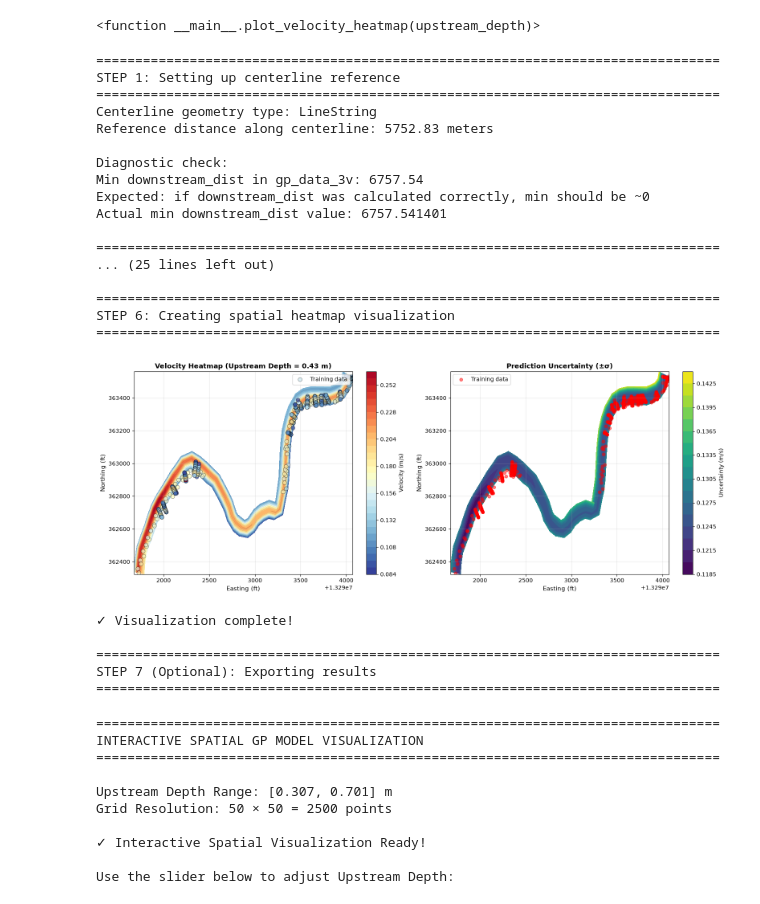
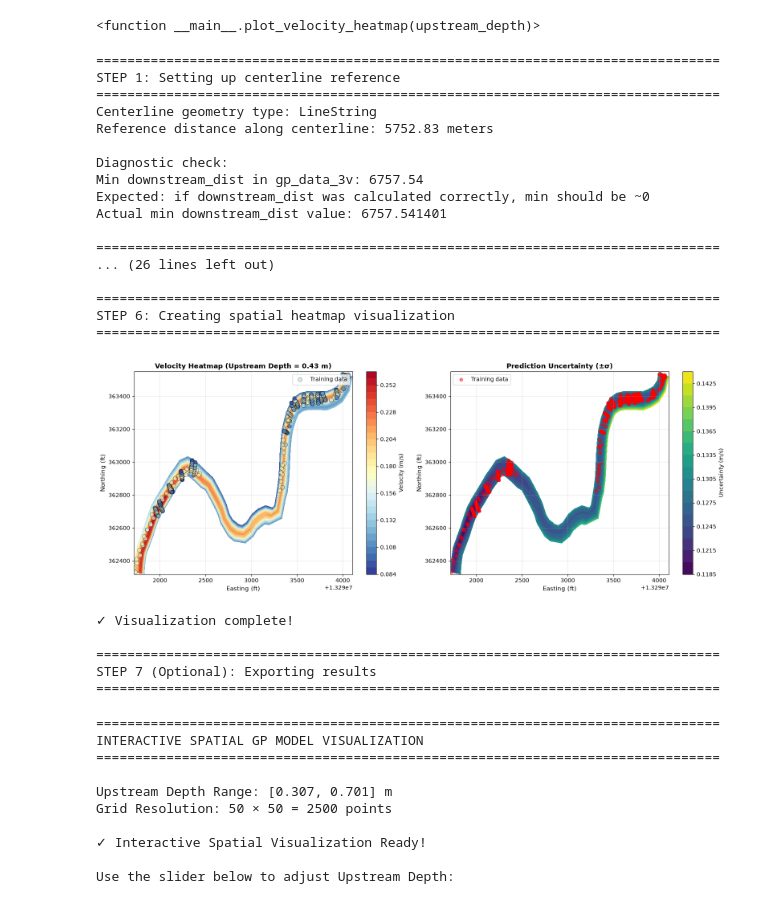
Before and after one commit to kLabUM/ecologyThresholds_gp, a Jupyter notebook: model visualizations/modelVis_Upper.ipynb, the cells around one changed output. Drawn from its saved outputs; the diff is of its cells as text; code cells hidden in the pictures.

```diff
--- a/model visualizations/modelVis_Upper.ipynb
+++ b/model visualizations/modelVis_Upper.ipynb
@@ -404,14 +404,63 @@ print("="*80)
 # Define grid resolution (adjust as needed for smoothness vs computation time)
 grid_resolution = 50  # Number of points along each dimension (increased for smoother results)
 
-# Get ranges from training data
-downstream_min = gp_data_3v['downstream_dist'].min()
-downstream_max = gp_data_3v['downstream_dist'].max()
-centerline_min = gp_data_3v['distance_to_centerline'].min()
-centerline_max = gp_data_3v['distance_to_centerline'].max()
+# Spatial domain is the surveyed waterline polygon (maximum-stage streambed),
+# not the training-data bounding box and not an area-of-applicability mask.
+# Predict everywhere inside it; the GP posterior sd carries extrapolation
+# uncertainty for poorly sampled water.
+channel_extent_gdf = gpd.read_file(f'../mapping/channel_extent_{section_name}.geojson')
+channel_extent = channel_extent_gdf.union_all()
 
-print(f"Downstream distance range: [{downstream_min:.2f}, {downstream_max:.2f}] m")
-print(f"Centerline distance range: [{centerline_min:.2f}, {centerline_max:.2f}] m")
+def _extent_coords(geom):
+    if geom.geom_type == 'Polygon':
+        return [np.asarray(geom.exterior.coords)]
+    return [np.asarray(p.exterior.coords) for p in geom.geoms]
+
+def spatial_to_model(easting, northing):
+    """(Easting, Northing) ft -> (downstream_dist, distance_to_centerline) m.
+
+    Inverse of model_to_spatial; same right-of-downstream sign convention.
+    """
+    easting = np.atleast_1d(np.asarray(easting, dtype=float))
+    northing = np.atleast_1d(np.asarray(northing, dtype=float))
+    ds = np.empty(easting.size)
+    cl = np.empty(easting.size)
+    length = centerline_geom.length
+    for i, (e, n) in enumerate(zip(easting.ravel(), northing.ravel())):
+        pt = Point(float(e), float(n))
+        s_ft = float(centerline_geom.project(pt))
+        here = centerline_geom.interpolate(s_ft)
+        back = centerline_geom.interpolate(max(s_ft - 1.0, 0.0))
+        ahead = centerline_geom.interpolate(min(s_ft + 1.0, length))
+        dx, dy = ahead.x - back.x, ahead.y - back.y
+        d = np.hypot(dx, dy) or 1.0
+        nx, ny = dy / d, -dx / d
+        ds[i] = (s_ft - reference_distance) * FT_TO_M
+        cl[i] = ((e - here.x) * nx + (n - here.y) * ny) * FT_TO_M
+    return ds.reshape(easting.shape), cl.reshape(easting.shape)
+
+_poly_ds, _poly_cl = [], []
+for _xy in _extent_coords(channel_extent):
+    _d, _c = spatial_to_model(_xy[:, 0], _xy[:, 1])
+    _poly_ds.append(_d)
+    _poly_cl.append(_c)
+_poly_ds = np.concatenate(_poly_ds)
+_poly_cl = np.concatenate(_poly_cl)
+
+# Box must cover the waterline, which is wider than the wet-point survey.
+downstream_min = min(gp_data_3v['downstream_dist'].min(), float(_poly_ds.min()))
+downstream_max = max(gp_data_3v['downstream_dist'].max(), float(_poly_ds.max()))
+centerline_min = min(gp_data_3v['distance_to_centerline'].min(), float(_poly_cl.min()))
+centerline_max = max(gp_data_3v['distance_to_centerline'].max(), float(_poly_cl.max()))
+_ds_pad = 0.02 * (downstream_max - downstream_min)
+_cl_pad = 0.02 * (centerline_max - centerline_min)
+downstream_min -= _ds_pad
+downstream_max += _ds_pad
+centerline_min -= _cl_pad
+centerline_max += _cl_pad
+
+print(f"Downstream distance range (waterline box): [{downstream_min:.2f}, {downstream_max:.2f}] m")
+print(f"Centerline distance range (waterline box): [{centerline_min:.2f}, {centerline_max:.2f}] m")
 
 # Create 1D arrays for grid
 downstream_grid_1d = np.linspace(downstream_min, downstream_max, grid_resolution)
@@ -483,6 +532,17 @@ print(f"✓ Grid transformed to spatial coordinates")
 print(f"Easting range: [{easting_grid.min():.2f}, {easting_grid.max():.2f}] ft")
 print(f"Northing range: [{northing_grid.min():.2f}, {northing_grid.max():.2f}] ft")
 
+in_channel_flat = gpd.GeoSeries(
+    gpd.points_from_xy(easting_grid_flat, northing_grid_flat),
+    crs=channel_extent_gdf.crs,
+).intersects(channel_extent).to_numpy()
+in_channel_grid = in_channel_flat.reshape(downstream_mesh.shape)
+print(f"Waterline mask: {int(in_channel_flat.sum())} / {in_channel_flat.size} cells "
+      f"({100 * in_channel_flat.mean():.0f}% of the (ds, n) box)")
+
+velocity_grid = np.where(in_channel_grid, velocity_grid, np.nan)
+velocity_std_grid = np.where(in_channel_grid, velocity_std_grid, np.nan)
+
 # =====================================================================
 # STEP 6: VISUALIZE SPATIAL HEATMAP
 # =====================================================================
@@ -532,35 +592,35 @@ print(f"✓ Visualization complete!")
 print("\n" + "="*80)
 print("STEP 7 (Optional): Exporting results")
 print("="*80)
 
 # Create a dataframe with grid results
 results_df = pd.DataFrame({
     'easting': easting_grid_flat,
     'northing': northing_grid_flat,
     'velocity': velocity_pred,
     'velocity_uncertainty': velocity_std,
     'downstream_dist': downstream_flat,
     'distance_to_centerline': centerline_flat
 })
 # %% [output]
 ================================================================================
 STEP 1: Setting up centerline reference
 ================================================================================
 Centerline geometry type: LineString
 Reference distance along centerline: 5752.83 meters
 
 Diagnostic check:
 Min downstream_dist in gp_data_3v: 6757.54
 Expected: if downstream_dist was calculated correctly, min should be ~0
 Actual min downstream_dist value: 6757.541401
 
 ================================================================================
-... (25 lines left out)
+... (26 lines left out)
 
 ================================================================================
 STEP 6: Creating spatial heatmap visualization
 ================================================================================
-[figure, old version]
+[figure, new version]
 ✓ Visualization complete!
 
 ================================================================================
```
Also changed, not shown: parts of 3 cells of this notebook, 25 other files.
